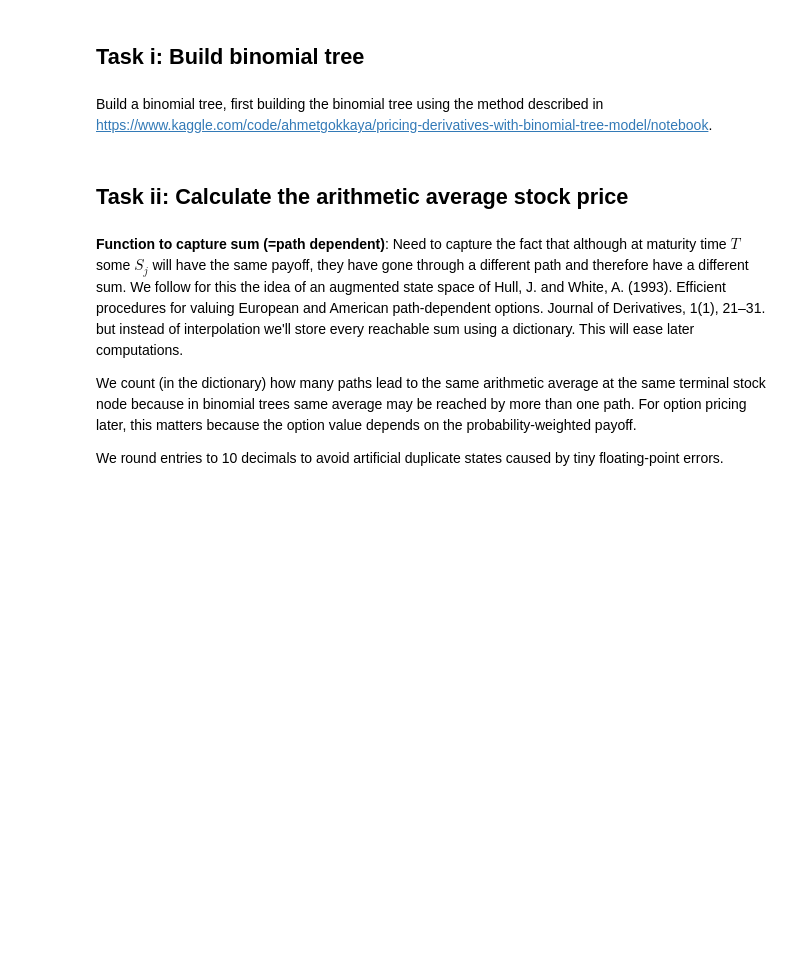
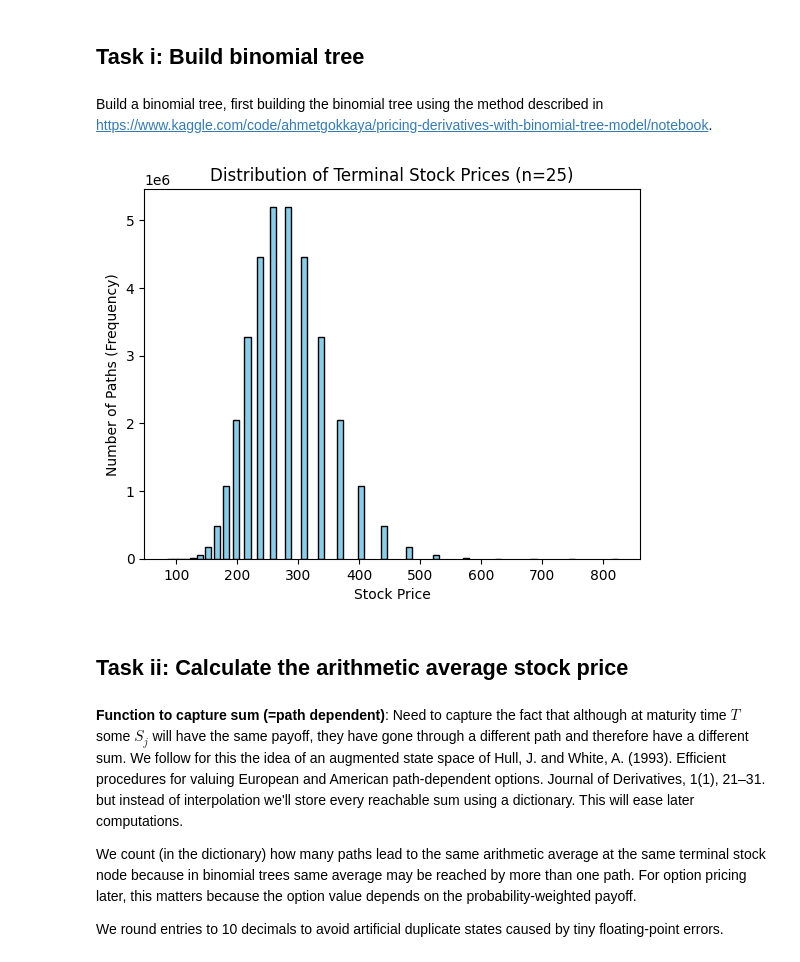
Before and after one commit to Sinus4096/Asian-Option-Binomial-Pricing, a Jupyter notebook: Code/Tasks_i-vi.ipynb, the cells around one changed output. Saved outputs shown, nothing was run; the diff lists cells and outputs as text; code cells hidden in the pictures; blank space fills up the shorter version.

```diff
--- a/Code/Tasks_i-vi_merged.ipynb
+++ b/Code/Tasks_i-vi.ipynb
@@ -84,6 +85,18 @@ def binomial_tree(S_0, u, d, n):
     return stock_tree
 # %%
 stock_tree = binomial_tree(S_0, u, d, n)
+# %%
+# Calculate number of paths to each terminal node j at time n
+paths = [comb(n, j) for j in range(n + 1)]
+terminal_prices = stock_tree[:, n]
+
+plt.bar(terminal_prices, paths, width=10, color='skyblue', edgecolor='black')
+plt.title(f"Distribution of Terminal Stock Prices (n={n})")
+plt.xlabel("Stock Price")
+plt.ylabel("Number of Paths (Frequency)")
+plt.show()
+# %% [output]
+[figure, added]
 # %% [markdown]
 ## Task ii: Calculate the arithmetic average stock price
 # %% [markdown]
```
Also changed, not shown: parts of 4 cells of this notebook, 3 other files.
